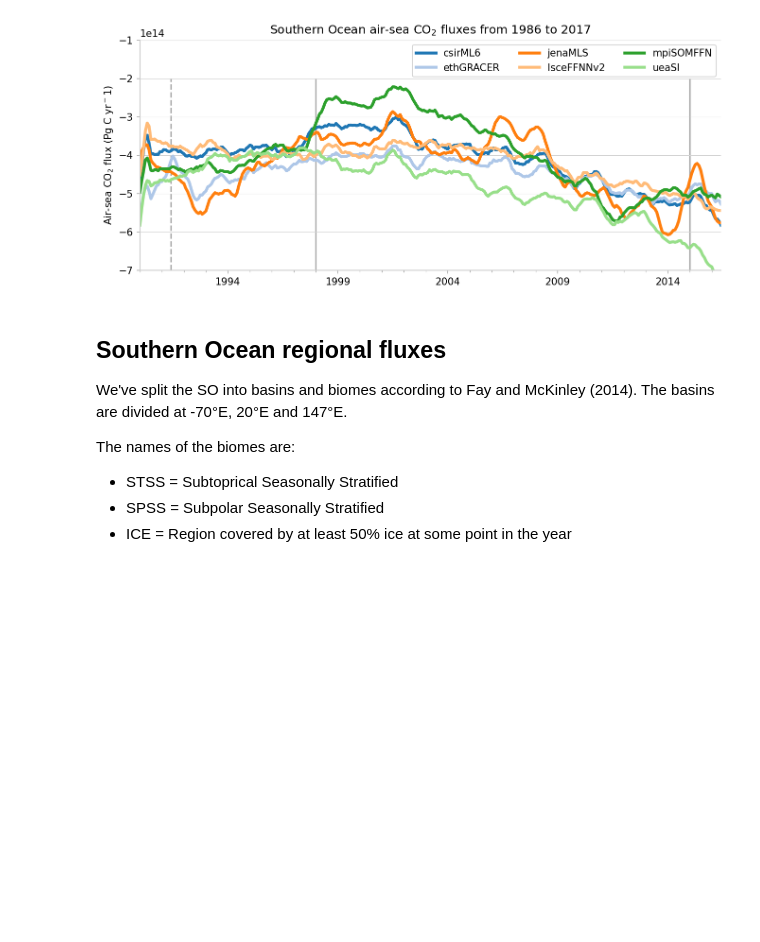
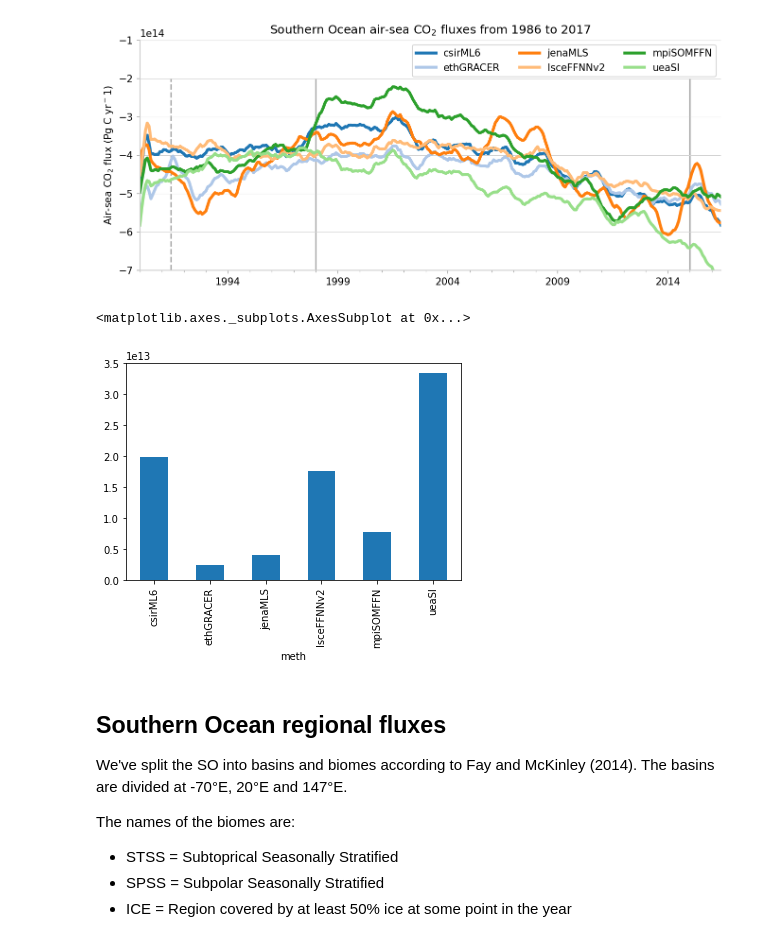
Before and after one commit to RECCAP2-ocean/Southern-Ocean, a Jupyter notebook: notebooks/data-products-fluxes.ipynb, the cells around one changed output. Drawn from its saved outputs; the diff is of its cells as text; code cells hidden in the pictures; blank space fills up the shorter version.

```diff
--- a/notebooks/data-products-fluxes.ipynb
+++ b/notebooks/data-products-fluxes.ipynb
@@ -122,3 +125,8 @@ fig.tight_layout()
+# %%
+(df.std() - df.apply(signal.detrend).std()).plot.bar()
+# %% [output]
+<matplotlib.axes._subplots.AxesSubplot at 0x...>
+[figure, added]
 # %% [markdown]
 ## Southern Ocean regional fluxes
 
```
Also changed, not shown: parts of 11 cells of this notebook.
